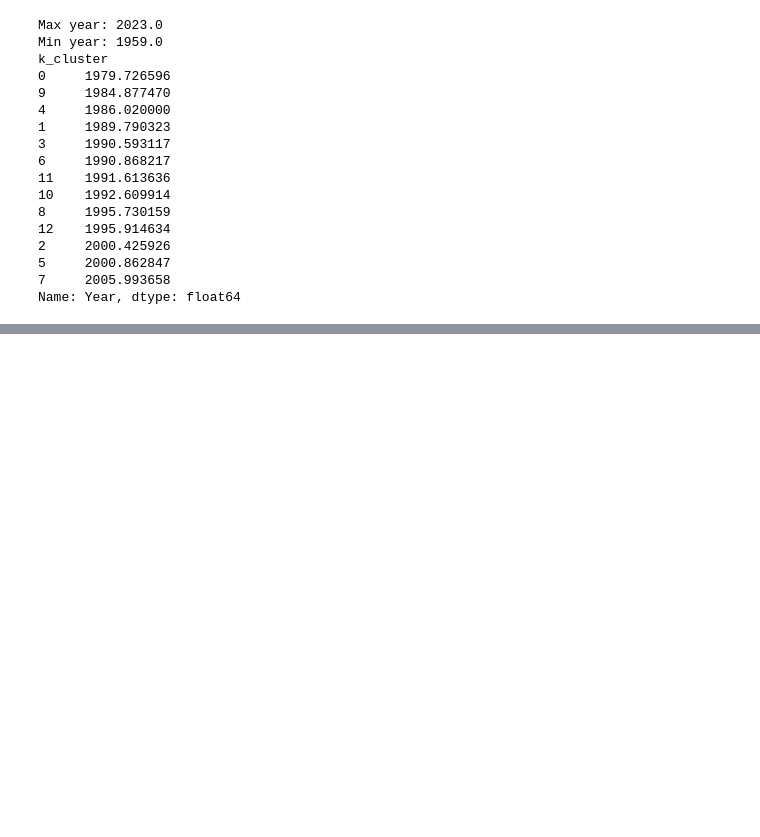
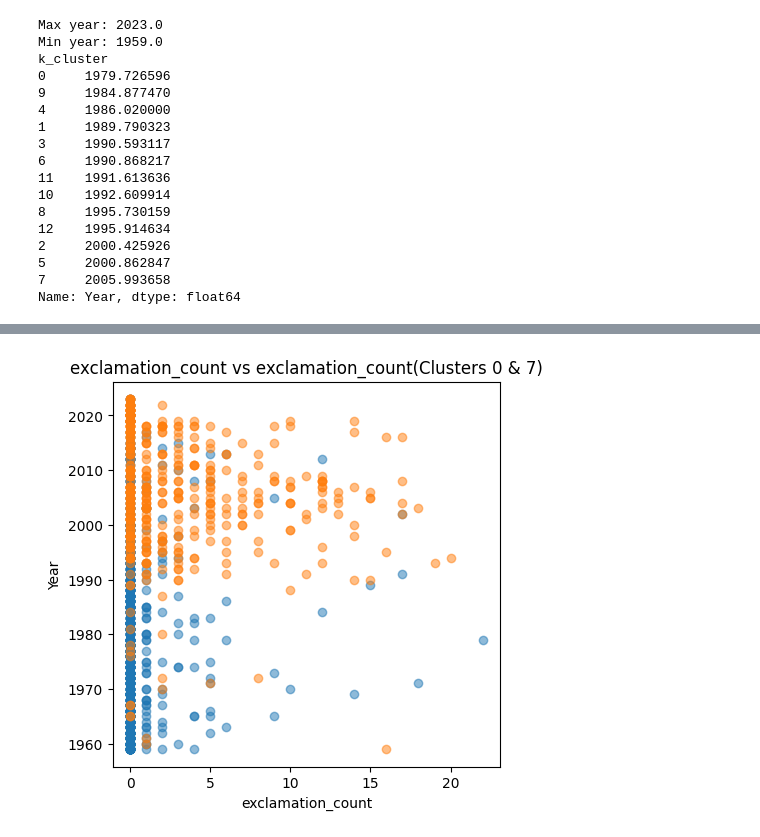
Before and after one commit to WrsRosanne/NLP-Course-Group-Project, a Jupyter notebook: clustering_scrypt.ipynb, the cells around one changed output, grey strips where cells are left out. Saved outputs shown, nothing was run; the diff lists cells and outputs as text; code cells hidden in the pictures; blank space fills up the shorter version.

```diff
--- a/clustering_scrypt.ipynb
+++ b/clustering_scrypt.ipynb
@@ -123,0 +174,4 @@ Name: Year, dtype: float64
+# %%
+visualize_variables(fit_df, "exclamation_count", "Year")
+# %% [output]
+[figure, added]
```
Also changed, not shown: parts of 8 cells of this notebook, 1 other file.
